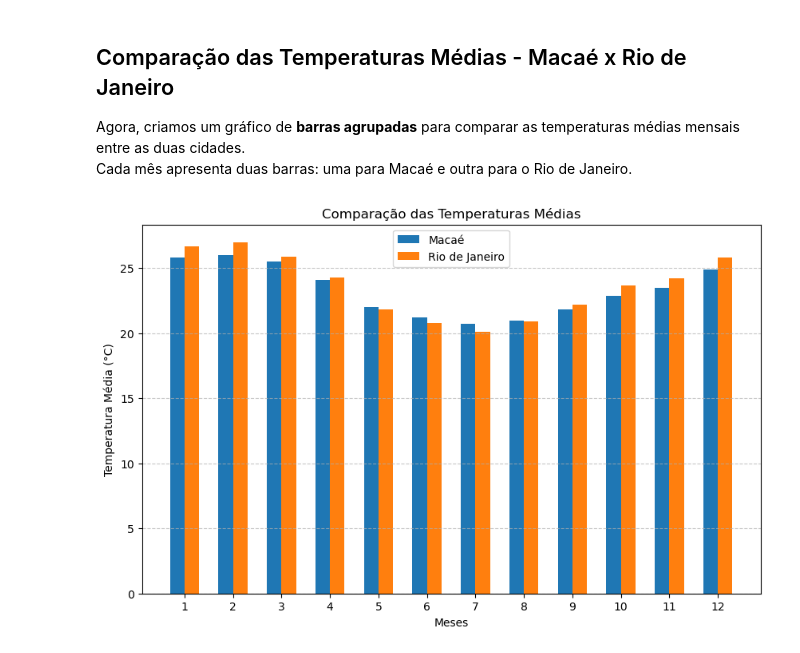
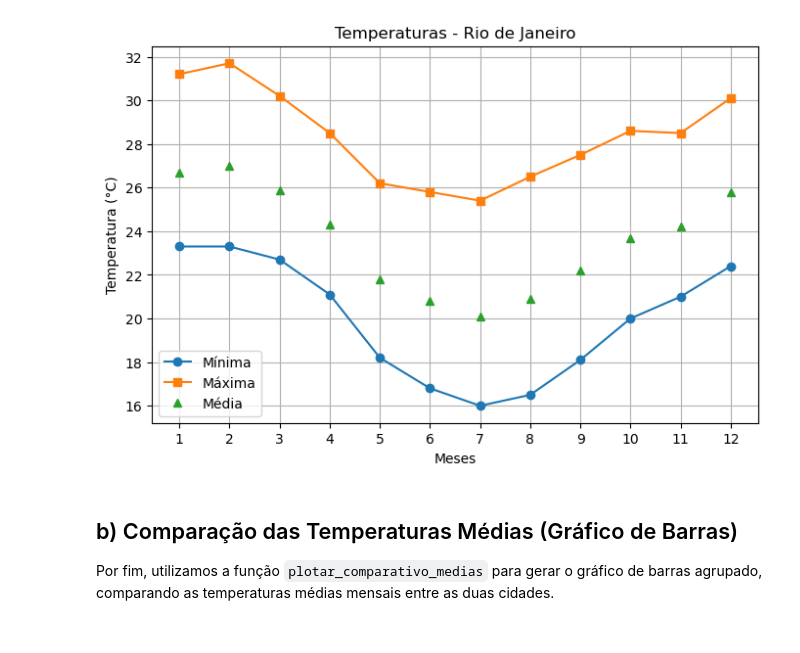
Before and after one commit to NathanAzvdo/trabalho_python_faculdade, a Jupyter notebook: atividade_05_matplotlib/atividade5.ipynb, the cells around one changed output. Saved outputs shown, nothing was run; the diff lists cells and outputs as text; code cells hidden in the pictures.

```diff
--- a/atividade_05_matplotlib/atividade5.ipynb
+++ b/atividade_05_matplotlib/atividade5.ipynb
@@ -78,28 +56,8 @@ plt.show()
+# %%
+mplotlib.plotar_grafico_temperaturas_cidade(meses, dados_rio, "Rio de Janeiro")
+# %% [output]
+[figure, added]
 # %% [markdown]
-## Comparação das Temperaturas Médias - Macaé x Rio de Janeiro
+## b) Comparação das Temperaturas Médias (Gráfico de Barras)
 
-Agora, criamos um gráfico de **barras agrupadas** para comparar as temperaturas médias mensais entre as duas cidades.
-Cada mês apresenta duas barras: uma para Macaé e outra para o Rio de Janeiro.
+Por fim, utilizamos a função `plotar_comparativo_medias` para gerar o gráfico de barras agrupado, comparando as temperaturas médias mensais entre as duas cidades.
-# %%
-# Médias
-media_macae = df_macae[:,2]
-media_rio   = df_rio[:,2]
-
-largura = 0.30
-x = np.arange(1, 13)
-
-plt.figure(figsize=(10,6))
-plt.bar(x - largura/2, media_macae, largura, label="Macaé")
-plt.bar(x + largura/2, media_rio, largura, label="Rio de Janeiro")
-
-plt.title("Comparação das Temperaturas Médias")
-plt.xlabel("Meses")
-plt.ylabel("Temperatura Média (°C)")
-plt.xticks(x)
-plt.legend()
-plt.grid(axis="y", linestyle="--", alpha=0.7)
-
-plt.savefig("comparacao_medias.png", dpi=300)
-plt.show()
-# %% [output]
-[figure, removed]
```
Also changed, not shown: parts of 15 cells of this notebook, 7 other files.
